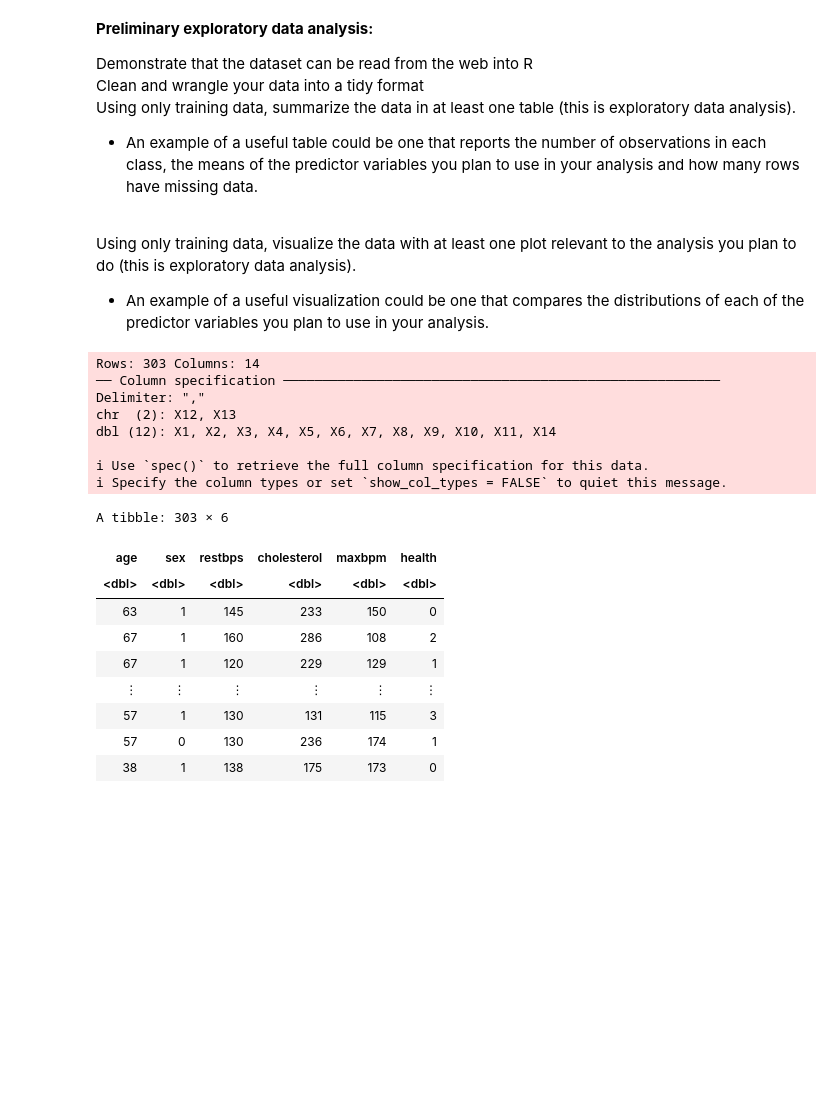
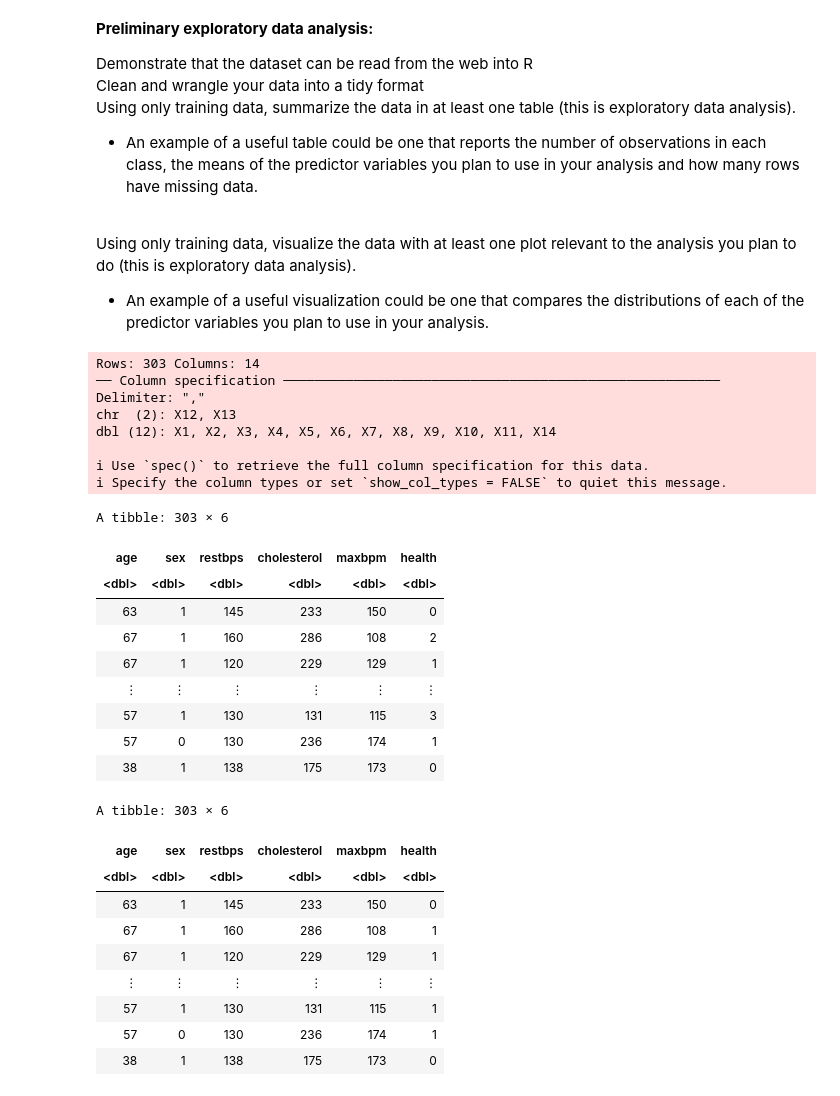
Before and after one commit to Sparsh-I/dsci-group-38, a Jupyter notebook: group_proposal.ipynb, the cells around one changed output. Saved outputs shown, nothing was run; the diff lists cells and outputs as text; code cells hidden in the pictures; blank space fills up the shorter version.

```diff
--- a/group_proposal.ipynb
+++ b/group_proposal.ipynb
@@ -32,26 +32,38 @@ options(repr.matrix.max.rows = 6)
 # %%
 heart_data<- read_csv(url("https://archive.ics.uci.edu/ml/machine-learning-databases/heart-disease/processed.cleveland.data"), col_names = FALSE) |>
     select(X1, X2, X4, X5, X8, X14)
 colnames(heart_data) <- make.names(c("age", "sex", "restbps", "cholesterol", "maxbpm", "health"))
+
+heart_data["health"][heart_data["health"] == 2 | heart_data["health"] == 3 | heart_data["health"] == 4] <- 1
 heart_data
 # %% [output]
 Rows: 303 Columns: 14
 ── Column specification ────────────────────────────────────────────────────────
 Delimiter: ","
 chr  (2): X12, X13
 dbl (12): X1, X2, X3, X4, X5, X6, X7, X8, X9, X10, X11, X14
 
 ℹ Use `spec()` to retrieve the full column specification for this data.
 ℹ Specify the column types or set `show_col_types = FALSE` to quiet this message.
 A tibble: 303 × 6
 | age | sex | restbps | cholesterol | maxbpm | health |
 | <dbl> | <dbl> | <dbl> | <dbl> | <dbl> | <dbl> |
 | 63 | 1 | 145 | 233 | 150 | 0 |
 | 67 | 1 | 160 | 286 | 108 | 2 |
 | 67 | 1 | 120 | 229 | 129 | 1 |
 | ⋮ | ⋮ | ⋮ | ⋮ | ⋮ | ⋮ |
 | 57 | 1 | 130 | 131 | 115 | 3 |
 | 57 | 0 | 130 | 236 | 174 | 1 |
 | 38 | 1 | 138 | 175 | 173 | 0 |
+A tibble: 303 × 6
+| age | sex | restbps | cholesterol | maxbpm | health |
+| <dbl> | <dbl> | <dbl> | <dbl> | <dbl> | <dbl> |
+| 63 | 1 | 145 | 233 | 150 | 0 |
+| 67 | 1 | 160 | 286 | 108 | 1 |
+| 67 | 1 | 120 | 229 | 129 | 1 |
+| ⋮ | ⋮ | ⋮ | ⋮ | ⋮ | ⋮ |
+| 57 | 1 | 130 | 131 | 115 | 1 |
+| 57 | 0 | 130 | 236 | 174 | 1 |
+| 38 | 1 | 138 | 175 | 173 | 0 |
 # %%
 heart_data_plot <- heart_data |>
```
Also changed, not shown: parts of 3 cells of this notebook.
